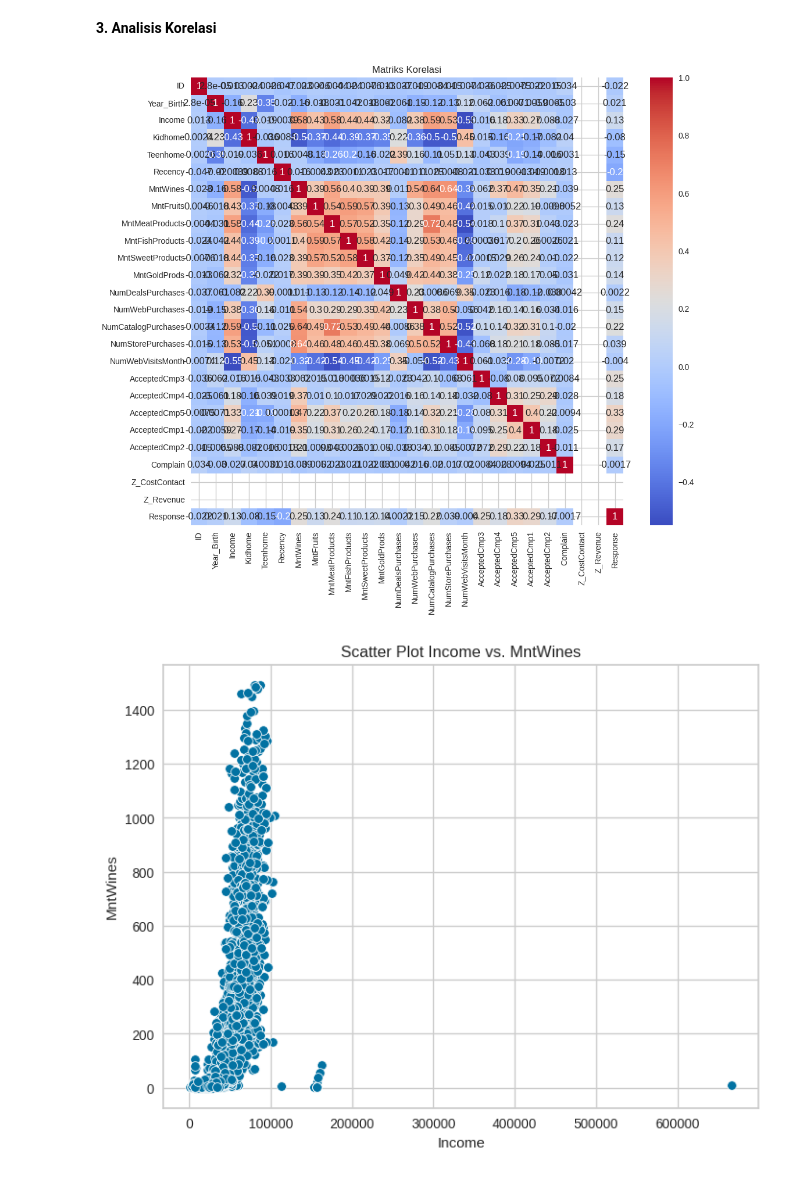
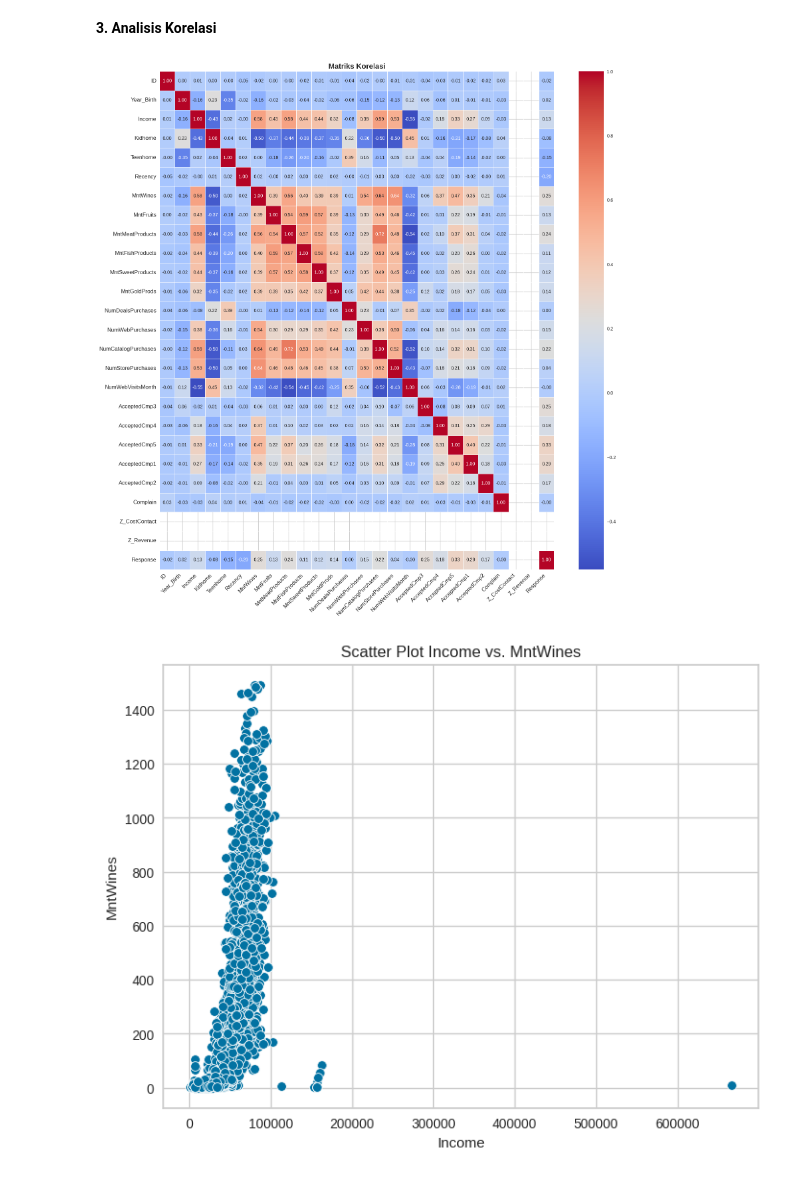
Before and after one commit to LatiefDataVisionary/machine-learning-basic-dicoding, a Jupyter notebook: [Clustering]_Submission_Akhir_BMLP_Lathif_Ramadhan.ipynb, the cells around one changed output. Cells and saved outputs as stored; diff of their text form; code cells hidden in the pictures.

```diff
--- a/[Clustering]_Submission_Akhir_BMLP_Lathif_Ramadhan.ipynb
+++ b/[Clustering]_Submission_Akhir_BMLP_Lathif_Ramadhan.ipynb
@@ -275,13 +317,29 @@ plt.show()
 # %% [markdown]
 **3. Analisis Korelasi**
-# %%
-correlation_matrix = df.select_dtypes(include=np.number).corr()
-plt.figure(figsize=(12, 10))
-sns.heatmap(correlation_matrix, annot=True, cmap='coolwarm')
-plt.title('Matriks Korelasi')
-plt.show()
-# %% [output]
-[figure, removed]
+# %%
+# Analisis Korelasi
+correlation_matrix = df.select_dtypes(include=np.number).corr()
+
+# Percantik Heatmap
+plt.figure(figsize=(17, 17))  # Sesuaikan ukuran figure agar lebih proporsional
+sns.heatmap(
+    correlation_matrix,
+    annot=True,
+    cmap='coolwarm',
+    fmt=".2f",  # Menampilkan 2 angka di belakang koma
+    linewidths=0.5,  # Menambahkan garis di antara sel
+    linecolor='white',  # Mengatur warna garis
+    annot_kws={"size": 10}  # Mengatur ukuran font anotasi
+)
+
+plt.title('Matriks Korelasi', fontsize=16, fontweight='bold')  # Percantik judul
+plt.xticks(rotation=45, ha='right', fontsize=12)  # Rotasi label sumbu x
+plt.yticks(fontsize=12)  # Atur ukuran font label sumbu y
+
+plt.tight_layout()  # Mengatur tata letak agar tidak terpotong
+plt.show()
+# %% [output]
+[figure, added]
 # %%
 plt.figure(figsize=(8, 6))
 sns.scatterplot(x='Income', y='MntWines', data=df)  # Ganti kolom sesuai kebutuhan
```
Also changed, not shown: parts of 2 cells of this notebook.
